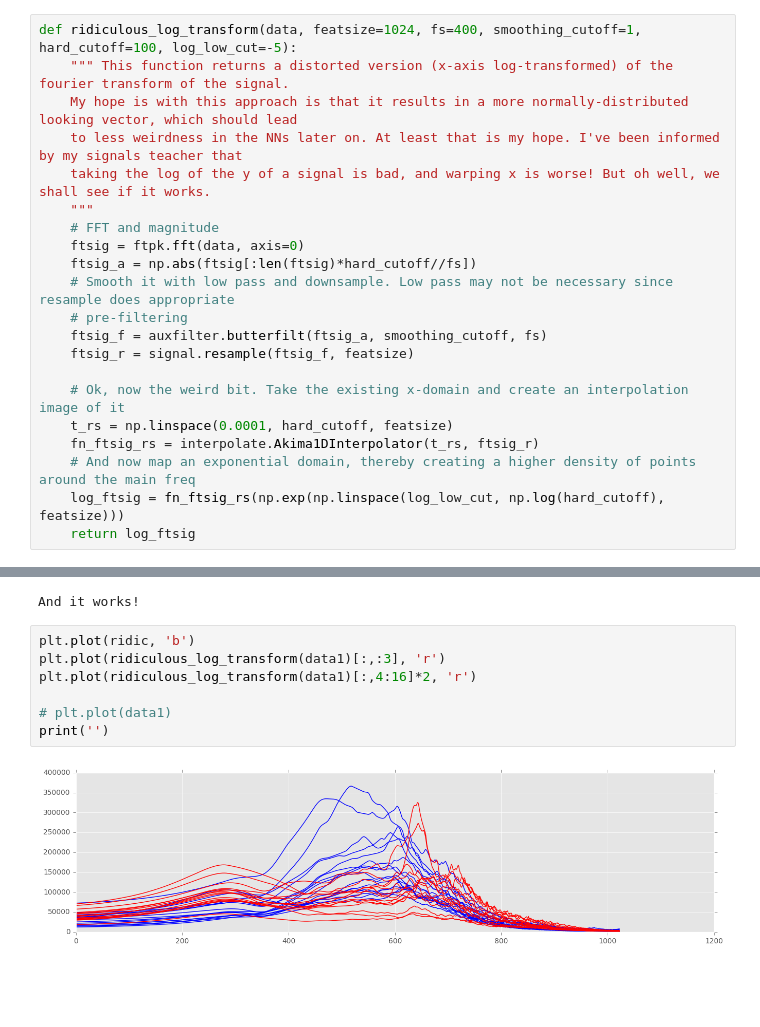
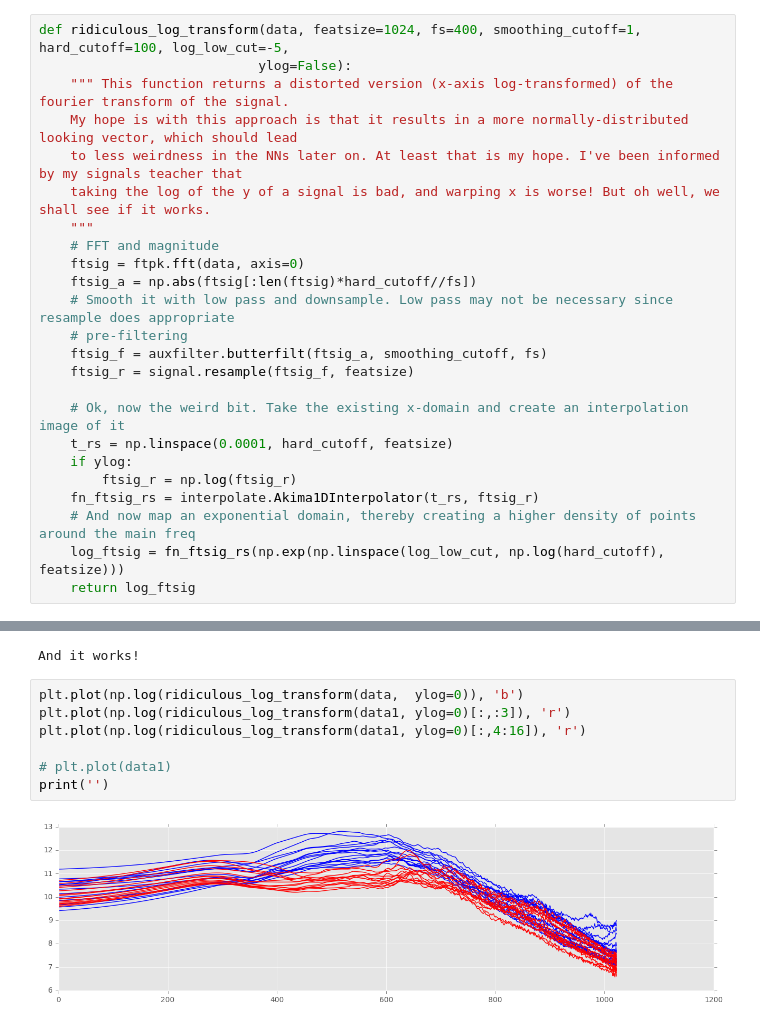
Before and after one commit to xkortex/eeg_seizure_prediction, a Jupyter notebook: explore05_moarspectral.ipynb, the cells around one changed output, grey strips where cells are left out. Drawn from its saved outputs; the diff is of its cells as text; blank space fills up the shorter version.

```diff
--- a/explore05_moarspectral.ipynb
+++ b/explore05_moarspectral.ipynb
@@ -67,7 +67,8 @@ def plt_easycwt(plt, sig, widths):
     my_cwt = signal.cwt(sig, signal.ricker, widths)
     pltcwt(plt, my_cwt, widths)
 # %%
-def ridiculous_log_transform(data, featsize=1024, fs=400, smoothing_cutoff=1, hard_cutoff=100, log_low_cut=-5):
+def ridiculous_log_transform(data, featsize=1024, fs=400, smoothing_cutoff=1, hard_cutoff=100, log_low_cut=-5,
+                            ylog=False):
     """ This function returns a distorted version (x-axis log-transformed) of the fourier transform of the signal.
     My hope is with this approach is that it results in a more normally-distributed looking vector, which should lead
     to less weirdness in the NNs later on. At least that is my hope. I've been informed by my signals teacher that
@@ -83,6 +84,8 @@ def ridiculous_log_transform(data, featsize=1024, fs=400, smoothing_cutoff=1, ha
 
     # Ok, now the weird bit. Take the existing x-domain and create an interpolation image of it
     t_rs = np.linspace(0.0001, hard_cutoff, featsize)
+    if ylog:
+        ftsig_r = np.log(ftsig_r)
     fn_ftsig_rs = interpolate.Akima1DInterpolator(t_rs, ftsig_r)
     # And now map an exponential domain, thereby creating a higher density of points around the main freq
     log_ftsig = fn_ftsig_rs(np.exp(np.linspace(log_low_cut, np.log(hard_cutoff), featsize)))
@@ -198,11 +205,11 @@ print('And it works!')
 # %% [output]
 And it works!
 # %%
-plt.plot(ridic, 'b')
-plt.plot(ridiculous_log_transform(data1)[:,:3], 'r')
-plt.plot(ridiculous_log_transform(data1)[:,4:16]*2, 'r')
+plt.plot(np.log(ridiculous_log_transform(data,  ylog=0)), 'b')
+plt.plot(np.log(ridiculous_log_transform(data1, ylog=0)[:,:3]), 'r')
+plt.plot(np.log(ridiculous_log_transform(data1, ylog=0)[:,4:16]), 'r')
 
 # plt.plot(data1)
 print('')
 # %% [output]
-[figure, old version]
+[figure, new version]
```
Also changed, not shown: parts of 4 cells of this notebook, 5 other files.
